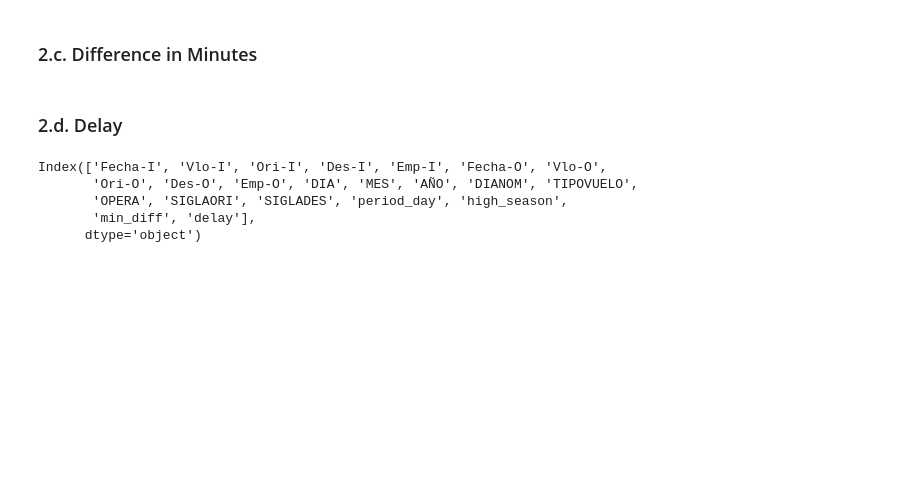
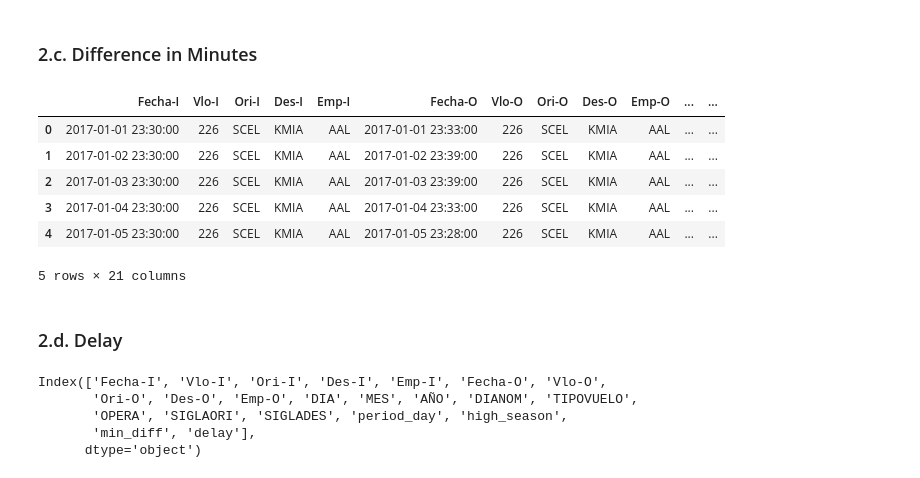
Before and after one commit to judama92/challenge_MLE, a Jupyter notebook: challenge/exploration.ipynb, the cells around one changed output. Saved outputs shown, nothing was run; the diff lists cells and outputs as text; code cells hidden in the pictures; blank space fills up the shorter version.

```diff
--- a/challenge/exploration.ipynb
+++ b/challenge/exploration.ipynb
@@ -159,29 +198,30 @@ from datetime import datetime
 
 def is_high_season(fecha):
     """
-    Define a hihg season Scheduled date and time of the flight
+    Based on the date of the flight, it defines whether it is a high season.
 
     Args:
-        date (str): It's a string that represents the date and time.
+        fecha (str): It is a string that represents the date and time of a flight.
 
     Returns:
-        The period day based on Date-I:
-            morning (between 5:00 and 11:59)
-            afternoon (between 12:00 and 18:59)
-            night (between 19:00 and 4:59)
+        (Int): 1: If the date is during a high Season
+               0: Otherwhise
     """
     fecha_año = int(fecha.split('-')[0])
     fecha = datetime.strptime(fecha, '%Y-%m-%d %H:%M:%S')
     range1_min = datetime.strptime('15-Dec', '%d-%b').replace(year = fecha_año)
-    range1_max = datetime.strptime('3-Mar', '%d-%b').replace(year = fecha_año)
-    range2_min = datetime.strptime('15-Jul', '%d-%b').replace(year = fecha_año)
-    range2_max = datetime.strptime('31-Jul', '%d-%b').replace(year = fecha_año)
-    range3_min = datetime.strptime('11-Sep', '%d-%b').replace(year = fecha_año)
-    range3_max = datetime.strptime('30-Sep', '%d-%b').replace(year = fecha_año)
+    range1_max = datetime.strptime('31-Dec', '%d-%b').replace(year = fecha_año)
+    range2_min = datetime.strptime('1-Jan', '%d-%b').replace(year = fecha_año)
+    range2_max = datetime.strptime('3-Mar', '%d-%b').replace(year = fecha_año)
+    range3_min = datetime.strptime('15-Jul', '%d-%b').replace(year = fecha_año)
+    range3_max = datetime.strptime('31-Jul', '%d-%b').replace(year = fecha_año)
+    range4_min = datetime.strptime('11-Sep', '%d-%b').replace(year = fecha_año)
+    range4_max = datetime.strptime('30-Sep', '%d-%b').replace(year = fecha_año)
 
     if ((fecha >= range1_min and fecha <= range1_max) or
         (fecha >= range2_min and fecha <= range2_max) or
-        (fecha >= range3_min and fecha <= range3_max) ):
+        (fecha >= range3_min and fecha <= range3_max) or
+        (fecha >= range4_min and fecha <= range4_max)):
         return 1
     else:
         return 0
@@ -192,17 +247,16 @@ data['high_season'] = data['Fecha-I'].apply(is_high_season)
 # %%
 def get_min_diff(data):
     """
-    Determine if a given date falls within the high season periods.
-    Define a hihg season Scheduled date and time of the flight
+    Calculate difference in minutes between Data-O (Datetime of flight operation)
+    and Date-I (Scheduled datetime of the flight).
 
     Args:
-        date (str): It's a string that represents the date and time.
+        data (Dataframe): It is a Dataframe with both columns (Data-O and Data-I)
+                                 to calculate the difference.
 
     Returns:
-        The period day based on Date-I:
-            morning (between 5:00 and 11:59)
-            afternoon (between 12:00 and 18:59)
-            night (between 19:00 and 4:59)
+        (Dataframe): The Dataframe with a new column that contains the difference in minutes
+                     between columns Data-O and Date-I.
     """
     fecha_o = datetime.strptime(data['Fecha-O'], '%Y-%m-%d %H:%M:%S')
     fecha_i = datetime.strptime(data['Fecha-I'], '%Y-%m-%d %H:%M:%S')
@@ -210,6 +264,16 @@ def get_min_diff(data):
     return min_diff
 # %%
 data['min_diff'] = data.apply(get_min_diff, axis = 1)
+# %%
+data.head()
+# %% [output]
+|  | Fecha-I | Vlo-I | Ori-I | Des-I | Emp-I | Fecha-O | Vlo-O | Ori-O | Des-O | Emp-O | ... | ... |
+| 0 | 2017-01-01 23:30:00 | 226 | SCEL | KMIA | AAL | 2017-01-01 23:33:00 | 226 | SCEL | KMIA | AAL | ... | ... |
+| 1 | 2017-01-02 23:30:00 | 226 | SCEL | KMIA | AAL | 2017-01-02 23:39:00 | 226 | SCEL | KMIA | AAL | ... | ... |
+| 2 | 2017-01-03 23:30:00 | 226 | SCEL | KMIA | AAL | 2017-01-03 23:39:00 | 226 | SCEL | KMIA | AAL | ... | ... |
+| 3 | 2017-01-04 23:30:00 | 226 | SCEL | KMIA | AAL | 2017-01-04 23:33:00 | 226 | SCEL | KMIA | AAL | ... | ... |
+| 4 | 2017-01-05 23:30:00 | 226 | SCEL | KMIA | AAL | 2017-01-05 23:28:00 | 226 | SCEL | KMIA | AAL | ... | ... |
+5 rows × 21 columns
 # %% [markdown]
 ### 2.d. Delay
 # %%
```
Also changed, not shown: parts of 6 cells of this notebook.
